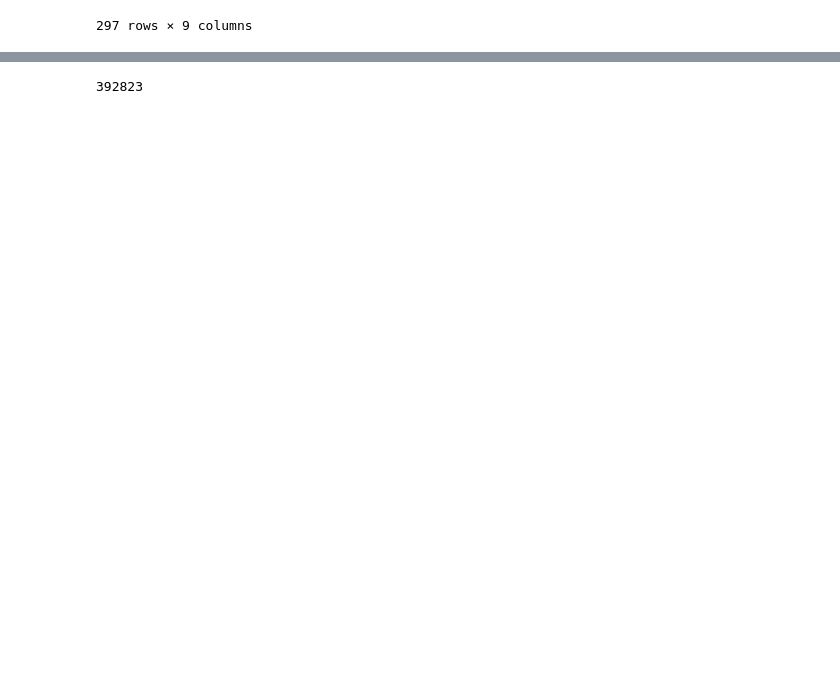
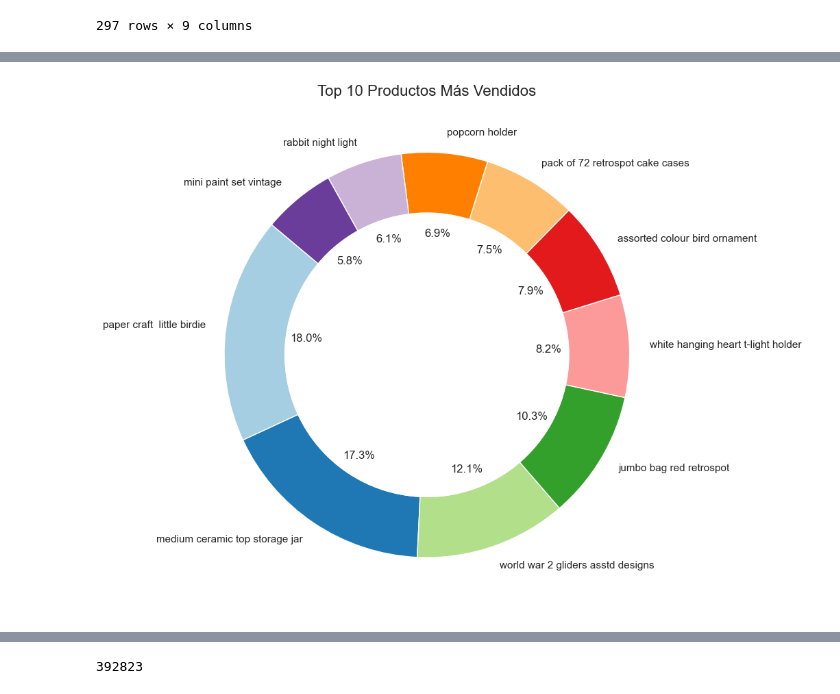
Before and after one commit to kelvin-lab/Customer-Segmentation-CLTV-Retail, a Jupyter notebook: Data/Hack-segment.ipynb, the cells around one changed output, grey strips where cells are left out. Drawn from its saved outputs; the diff is of its cells as text; code cells hidden in the pictures; blank space fills up the shorter version.

```diff
--- a/Data/Hack-segment.ipynb
+++ b/Data/Hack-segment.ipynb
@@ -312,0 +374,19 @@ df[df['customer_id']==17850]
+# %%
+#Productos más vendidos segun descripción GRAFICO DE DONA
+productos_mas_vendidos = df.groupby('description')['quantity'].sum().sort_values(ascending=False).head(10)
+
+plt.figure(figsize=(12, 8))
+plt.pie(productos_mas_vendidos, labels=productos_mas_vendidos.index, autopct='%1.1f%%', startangle=140, colors=plt.cm.Paired.colors, wedgeprops=dict(width=0.3))
+
+
+centre_circle = plt.Circle((0, 0), 0.70, fc='white')
+fig = plt.gcf()
+fig.gca().add_artist(centre_circle)
+
+
+plt.title('Top 10 Productos Más Vendidos', fontsize=16)
+
+plt.tight_layout()
+plt.show()
+# %% [output]
+[figure, added]
```
Also changed, not shown: parts of 26 cells of this notebook.
